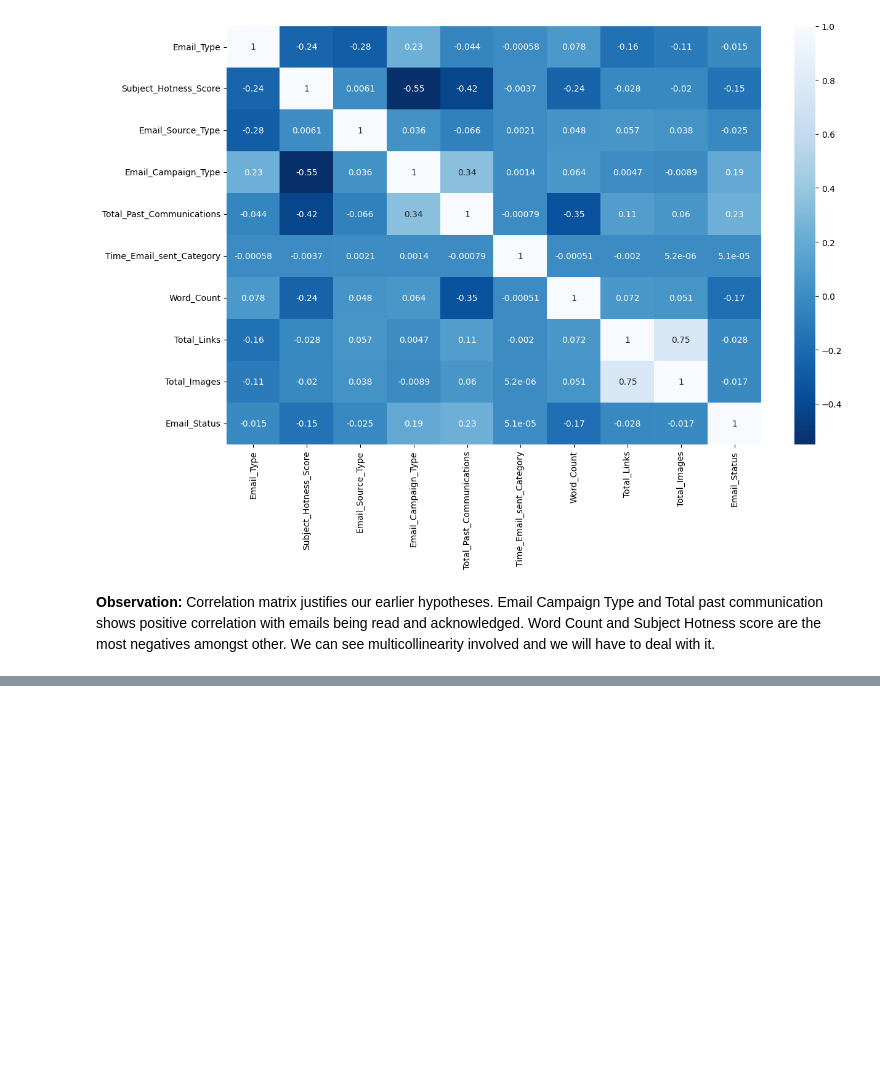
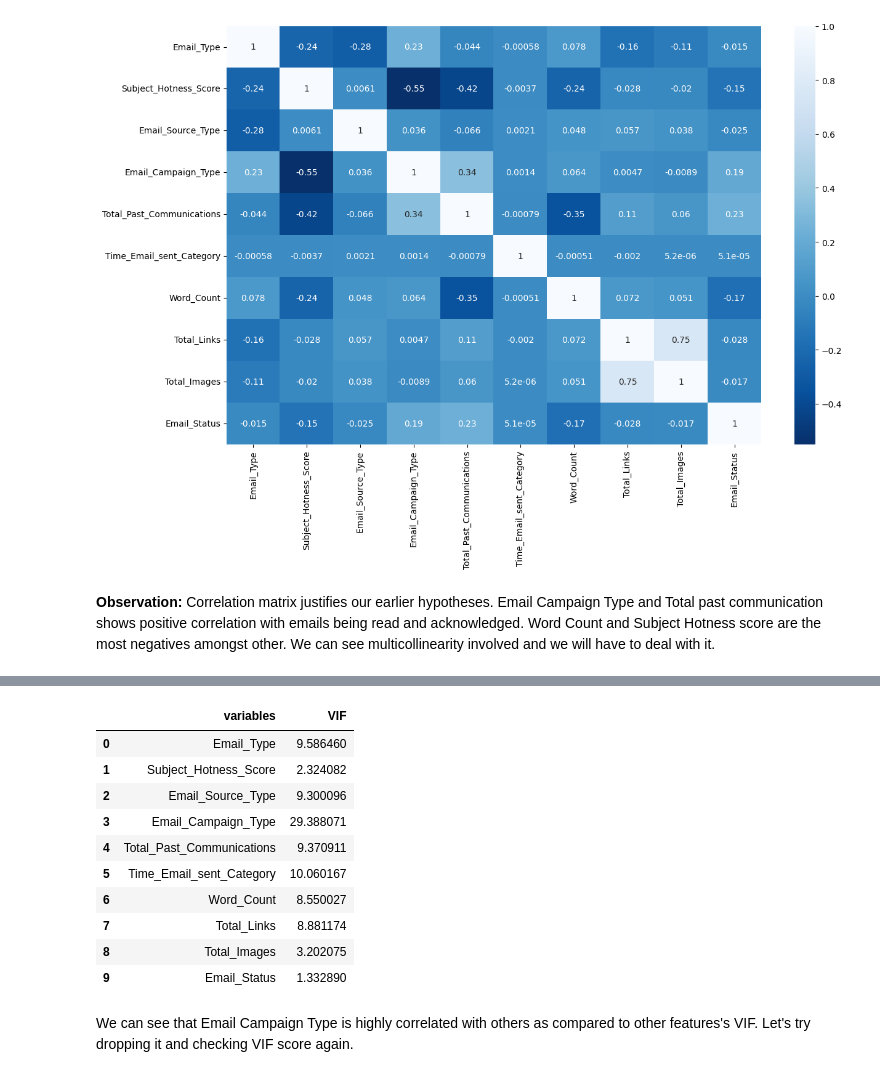
Before and after one commit to vithika-karan/Email-Campaign-Effectiveness-Prediction, a Jupyter notebook: Email_Campaign_Effectiveness_Prediction_Vithika_Karan.ipynb, the cells around one changed output, grey strips where cells are left out. Saved outputs shown, nothing was run; the diff lists cells and outputs as text; code cells hidden in the pictures; blank space fills up the shorter version.

```diff
--- a/Email_Campaign_Effectiveness_Prediction_Vithika_Karan.ipynb
+++ b/Email_Campaign_Effectiveness_Prediction_Vithika_Karan.ipynb
@@ -264,0 +291,26 @@ Word Count and Subject Hotness score are the most negatives amongst other. We ca
+# %%
+#VIF code
+def vif_calc(df):
+  vif = pd.DataFrame()
+  vif["variables"] = df.columns
+  vif["VIF"] = [variance_inflation_factor(df.values, i) for i in range(df.shape[1])]
+  return(vif)
+# %%
+#let's get VIF scores
+vif_df = vif_calc(df)
+vif_df
+# %% [output]
+|  | variables | VIF |
+| 0 | Email_Type | 9.586460 |
+| 1 | Subject_Hotness_Score | 2.324082 |
+| 2 | Email_Source_Type | 9.300096 |
+| 3 | Email_Campaign_Type | 29.388071 |
+| 4 | Total_Past_Communications | 9.370911 |
+| 5 | Time_Email_sent_Category | 10.060167 |
+| 6 | Word_Count | 8.550027 |
+| 7 | Total_Links | 8.881174 |
+| 8 | Total_Images | 3.202075 |
+| 9 | Email_Status | 1.332890 |
+# %% [markdown]
+We can see that Email Campaign Type is highly correlated with others as compared to other features's VIF.
+Let's try dropping it and checking VIF score again.
```
Also changed, not shown: parts of 19 cells of this notebook.
